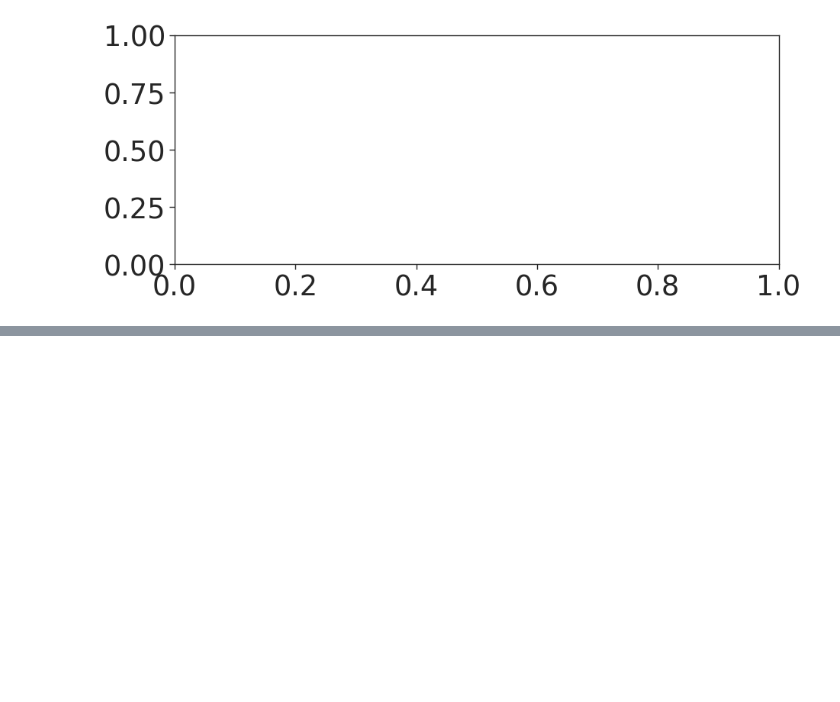
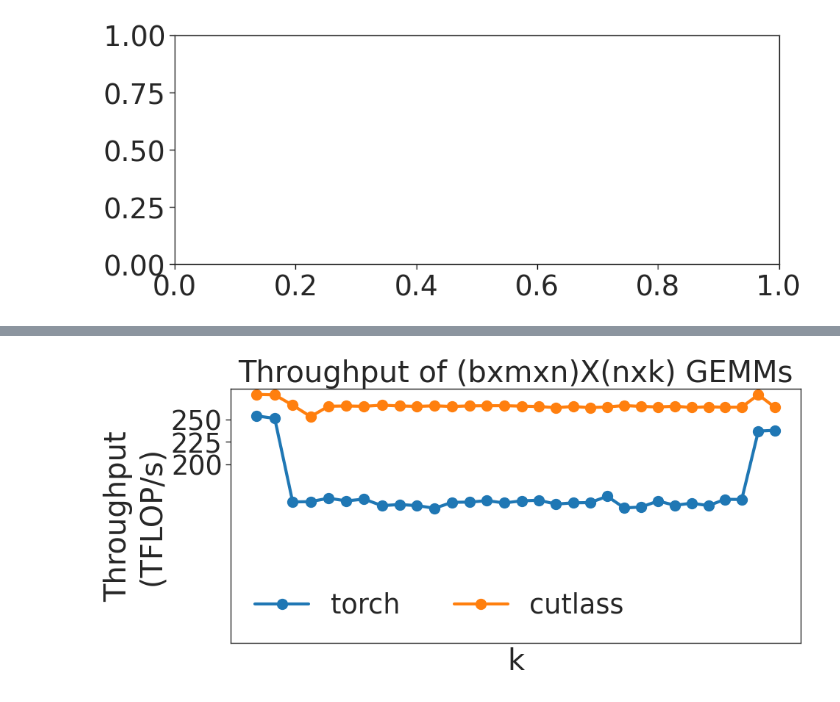
Before and after one commit to jahatef/TransformerSizing, a Jupyter notebook: bmm_figures.ipynb, the cells around one changed output, grey strips where cells are left out. Saved outputs shown, nothing was run; the diff lists cells and outputs as text; code cells hidden in the pictures; blank space fills up the shorter version.

```diff
--- a/bmm_figures.ipynb
+++ b/bmm_figures.ipynb
@@ -411,0 +494,11 @@ plot_throughputs(read_logfile_mm_bmm("scripts/cutlassBmmBench3.txt"),
+# %%
+plot_throughputs_cutlass_v_torch(read_logfile_mm_bmm("results/torch_4h_to_h_drop.txt"),
+                                 read_logfile_mm_bmm("results/cutlassBmmBench.txt"),
+                 label_variable='b',
+                 label_variable_values=[2048],
+                 xaxis_variable='k',
+                 xlabel='k',
+                 ylabel='Throughput\n(TFLOP/s)',
+                 yticks=[200,225,250])
+# %% [output]
+[figure, added]
```
Also changed, not shown: parts of 7 cells of this notebook, 59 other files.
